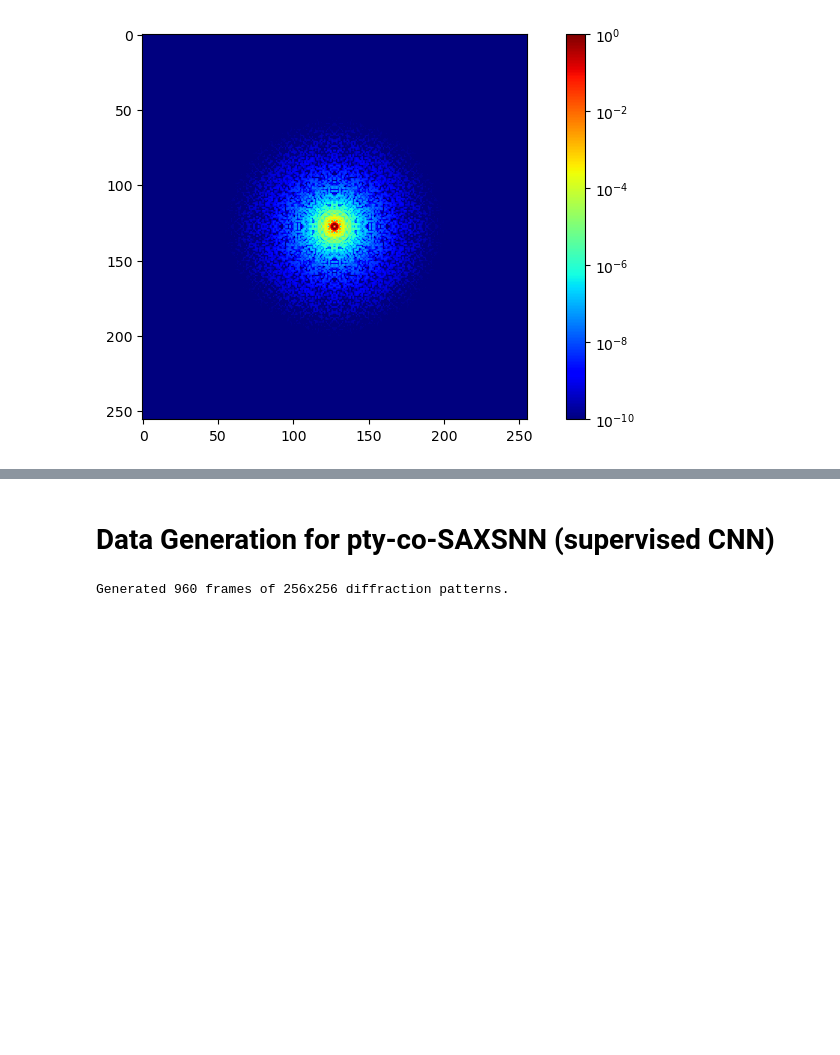
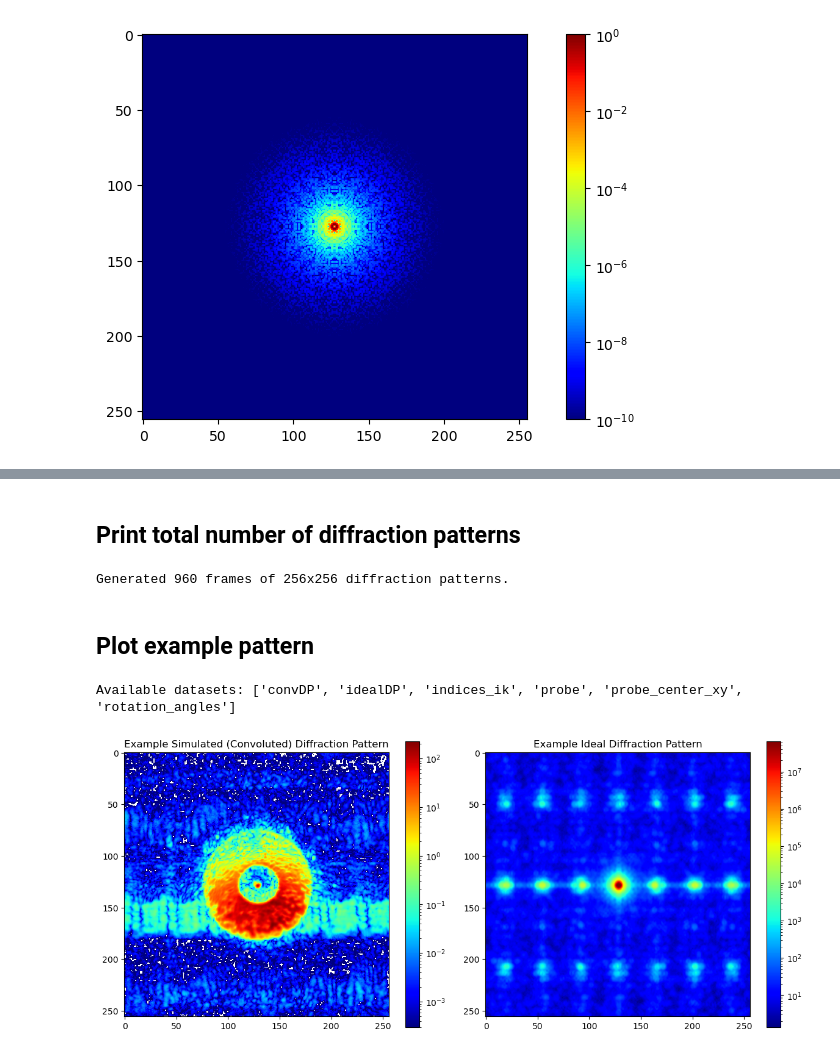
Before and after one commit to jmccourt11/ptycoSAXSNN, a Jupyter notebook: 01_Data_Generation/data_gen.ipynb, the cells around one changed output, grey strips where cells are left out. Cells and saved outputs as stored; diff of their text form; code cells hidden in the pictures; blank space fills up the shorter version.

```diff
--- a/01_Data_Generation/data_gen.ipynb
+++ b/01_Data_Generation/data_gen.ipynb
@@ -65,13 +83,11 @@ lattice_size = 400 # Implicitly controls padding of the lattice
 dpsize = 256 # Final output size
 sim_size = 256 #1024  # Size for simulation (can be larger than dpsize)
 grid_size = sim_size * 4  # Pad the lattice for scanning
-# lattice_spacing = 6
-# radius = lattice_spacing/2
 nsteps = 4
 nscans = 180 #600
 zoom_lattice = False
 zoom_factor = 1.0
-center_concentration = 0.5 # Controls degree of overlap between the lattice and the probe
+center_concentration = 0.75 # Controls degree of illumination between the lattice and the probe
 plot = False
 total_plot = False
 plot_overlay = False
@@ -91,20 +107,6 @@ phase_scale = 1.0       # scales phase shift from amplitude_2d
 
 # HDF5 saving options
 save_h5 = True
-
-# Sample info for probe and object from ptycho experiment at 12IDE (PtychoShelves)
-sample_dir = 'ZCB_9_3D_'
-base_directory = '/net/micdata/data2/12IDC/2025_Feb/results/'
-recon_path = 'roi0_Ndp256/MLc_L1_p10_gInf_Ndp128_mom0.5_pc0_maxPosError500nm_bg0.1_vi_mm/MLc_L1_p10_g100_Ndp256_mom0.5_pc800_maxPosError500nm_bg0.1_vp4_vi_mm/'
-Niter = 1000
-scan_number = 5065
-# saved in ../data/probes/probe_ZCB_9_3D_5065.mat
-
-# Lattice path
-lattice_path = '../data/lattices/clathrate_II_simulated_400x400x400_48x48x48unitcells.tif'
-
-# Load mask
-mask = np.load('../data/masks/mask_ZCB_9_3D.npy')
 
 # Create a useful 'dr' string for a saved filename
 dr = f"Lattice{lattice_size}"
@@ -435,9 +436,43 @@ if save_h5:
 # Show the combined overlay once after processing
 if plot_overlay:
     plt.show()
-# %% [markdown]
-# Data Generation for pty-co-SAXSNN (supervised CNN)
+# %% [markdown]
+## Print total number of diffraction patterns
 # %%
 print(f'Generated {total_frames} frames of {dpsize}x{dpsize} diffraction patterns.')
 # %% [output]
 Generated 960 frames of 256x256 diffraction patterns.
+# %% [markdown]
+## Plot example pattern
+# %%
+# Specify the HDF5 file path used in the earlier simulation
+example_h5_path = h5_file
+with h5py.File(example_h5_path, "r") as h5f:
+    # Check available datasets
+    print("Available datasets:", list(h5f.keys()))
+    # Plot both 'convDP' (convoluted diffraction pattern) and 'idealDP' (ideal diffraction pattern) as examples
+    dset_conv = h5f['convDP']
+    dset_ideal = h5f['idealDP']
+
+    ri=np.random.randint(0,total_frames)
+
+    example_conv_dp = dset_conv[ri]
+    example_ideal_dp = dset_ideal[ri]
+
+    plt.figure(figsize=(12,5))
+
+    plt.subplot(1,2,1)
+    plt.imshow(example_conv_dp, norm=colors.LogNorm(), cmap='jet')
+    plt.title('Example Simulated (Convoluted) Diffraction Pattern')
+    plt.colorbar()
+
+    plt.subplot(1,2,2)
+    plt.imshow(example_ideal_dp, norm=colors.LogNorm(), cmap='jet')
+    plt.title('Example Ideal Diffraction Pattern')
+    plt.colorbar()
+
+    plt.tight_layout()
+    plt.show()
+# %% [output]
+Available datasets: ['convDP', 'idealDP', 'indices_ik', 'probe', 'probe_center_xy', 'rotation_angles']
+[figure, added]
```
Also changed, not shown: parts of 10 cells of this notebook, 3 other files.
